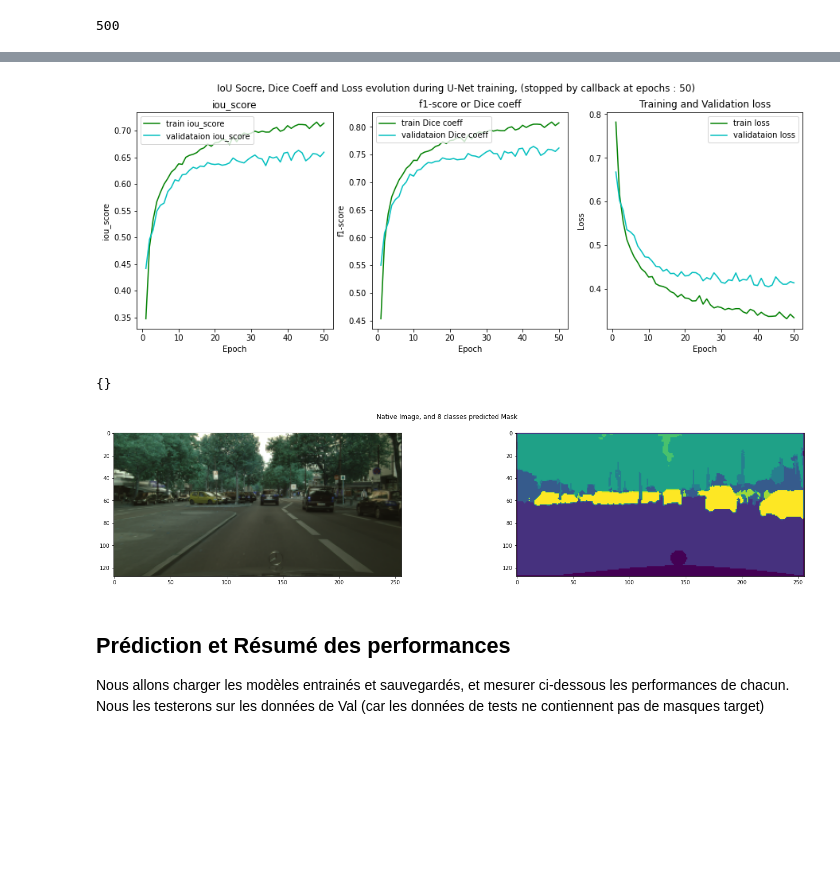
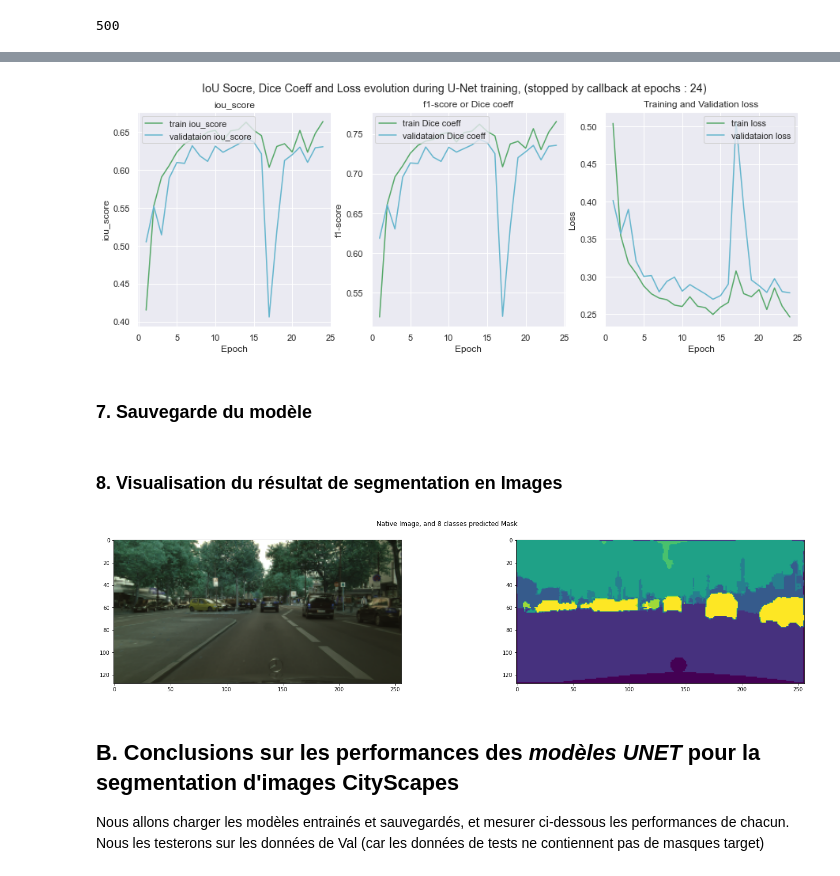
Before and after one commit to blanchonnicolas/IA_VoitureAutonome, a Jupyter notebook: Model_UNET.ipynb, the cells around one changed output, grey strips where cells are left out. Cells and saved outputs as stored; diff of their text form; code cells hidden in the pictures; blank space fills up the shorter version.

Commit message:
Segmentation Models are compared with visualisation

```diff
--- a/Model_UNET.ipynb
+++ b/Model_UNET.ipynb
@@ -72,9 +75,9 @@ Nous générons nos données d'entrainement et de test, en prenant en considéra
 # %%
 # Data Loader preparation
 n_sample = None #500 #Pour les tests, nous limitons le jeu de données à 20 images
-batch_size = 5 #Pour les tests, nous limitons le batch_size à 2 images
-resize_width = 256
-resize_height = 128
+batch_size = 2 #Pour les tests, nous limitons le batch_size à 2 images
+resize_width = 512
+resize_height = 256
 # Declare an augmentation pipeline
 augmentation = None
 # augmentation = A.Compose(
@@ -211,9 +185,4 @@ Nous selectionnerons les métriques présentes ci-dessous.
 # %%
-# Fit model
-learning_rate = 1e-3
-# define optimizer
-optim = keras.optimizers.Adam(learning_rate)
-
 # Select Metric
 #metrics=['accuracy']                           #Métrique = Etape 1
 #metrics = [sm.metrics.FScore()]                #Métrique = Etape 1
@@ -225,19 +194,14 @@ metrics = [sm.metrics.FScore(), sm.metrics.IOUScore()] #Métriques = Choix final
 #loss_function = sm.losses.CategoricalCELoss()  #Loss = Etape 1 : Construction de la baseline (Utilisation de la librairie segmentation model)
 
 #loss_function = sm.losses.DiceLoss()           #Loss = Etape 2
-#loss_function = sm.losses.JaccardLoss()         #Loss = Etape 2
 #loss_function = sm.losses.CategoricalFocalLoss()#Loss = Etape 2
 
-#loss_function = (0.5 * sm.losses.CategoricalFocalLoss()) + sm.losses.DiceLoss()    #Loss Combination = Choix final
+loss_function = (0.5 * sm.losses.CategoricalFocalLoss()) + sm.losses.DiceLoss()    #Loss Combination = Choix final
 #loss_function = (0.5 * sm.losses.CategoricalCELoss()) + sm.losses.DiceLoss()       #Loss Combination
 #loss_function = (0.5 * sm.losses.CategoricalCELoss()) + sm.losses.JaccardLoss()    #Loss Combination   === A FAIRE
-loss_function = sm.losses.cce_jaccard_loss # = categorical_crossentropy + jaccard_loss #Loss Combination   === A FAIRE
+#loss_function = sm.losses.cce_jaccard_loss # = categorical_crossentropy + jaccard_loss #Loss Combination   === A FAIRE
 #loss_function = sm.losses.categorical_focal_dice_loss # = categorical_focal_loss + dice_loss   #Loss Combination   === A FAIRE
 #loss_function = sm.losses.categorical_focal_jaccard_loss # = categorical_focal_loss + jaccard_loss #Loss Combination   === A FAIRE
 
 #loss_function = total_loss
 #loss_function = total_loss                      #Loss = Choix Loss customisée (sans librairie)
-
-model_test.compile(optimizer=optim, loss=loss_function, metrics=metrics)
-
-model_test.summary()
@@ -473,5 +429,7 @@ def display_learning_curves_iou(history, model_name):
 #display_learning_curves_iou(model_test.history, model_test.name) #measures iou over epochs
 display_learning_curves_iou_dice(model_test.history, model_test.name) #measures iou and dice over epochs
 # %% [output]
-[figure, old version]
+[figure, new version]
+# %% [markdown]
+### 7. Sauvegarde du modèle
 # %%
@@ -485,32 +438,31 @@ model_test.save('./Models/unetblock_Step2_CrossEntropy-JACCARD_IOU-DICE_model_25
-# %%
-model_test.history.history
-# %% [output]
-{}
+# %% [markdown]
+### 8. Visualisation du résultat de segmentation en Images
 # %%
-#Display Native Image, and 8 classes predicted Mask
+# Display Native Image, and 8 classes predicted Mask
+
+# Select batch id and picture id from batch
 picture_id = 1
 batch_id = 0
 
-
+# Use test dataset to generate masks from batch_generator images, using trained model
 masks = model_test.predict(test_generators[batch_id],verbose=0) #(np.expand_dims(img, axis=0), verbose=0)
+# Convert One hot encoded mask, to int from 0 to 7
 mask = np.argmax(masks[picture_id], axis=2).astype(np.uint8)
-
-images = test_generators[batch_id][0]
-image = images[picture_id]
+image = test_generators[batch_id][0][picture_id]
 
 plt.figure(figsize=(25, 5))
 plt.subplots_adjust(hspace=0.5)
 plt.subplot(120 + 1 + 0)
 plt.imshow(image)
 plt.subplot(120 + 1 + 1)
 plt.imshow(mask)
 plt.grid(False)
 plt.suptitle(f'Native Image, and 8 classes predicted Mask')
 plt.show()
 # %% [output]
-[figure, old version]
+[figure, new version]
 # %% [markdown]
-## Prédiction et Résumé des performances
+## B. Conclusions sur les performances des **_modèles UNET_** pour la segmentation d'images CityScapes
 
 Nous allons charger les modèles entrainés et sauvegardés, et mesurer ci-dessous les performances de chacun.
 Nous les testerons sur les données de Val (car les données de tests ne contiennent pas de masques target)
```
Also changed, not shown: parts of 69 cells of this notebook, 2 other files.
